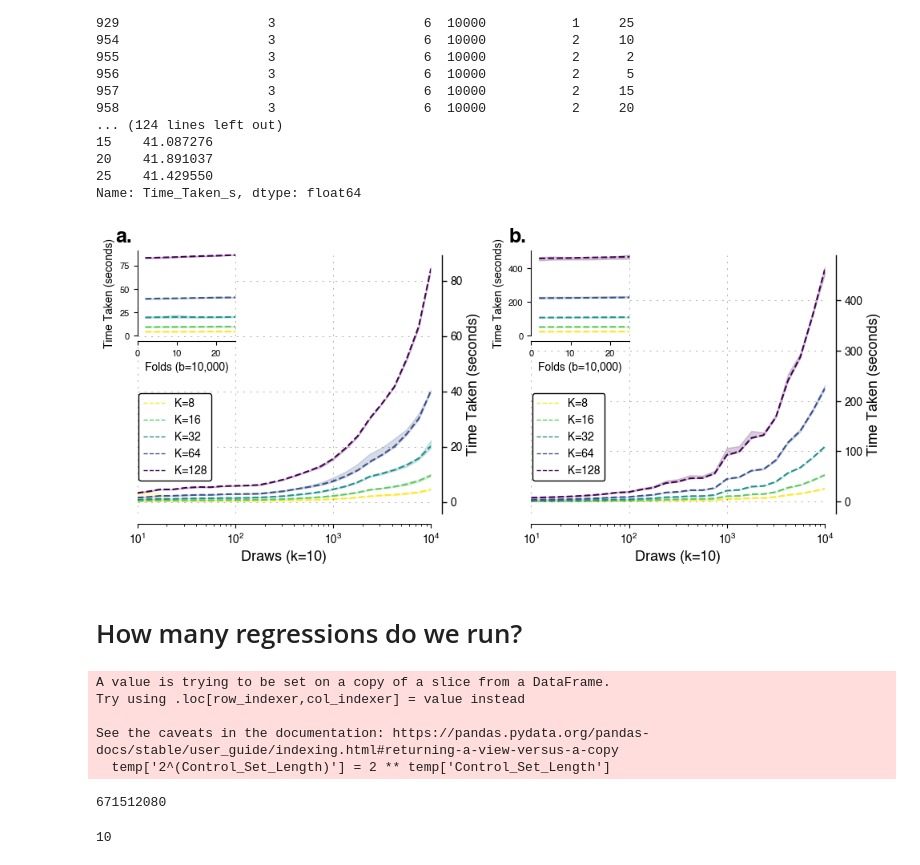
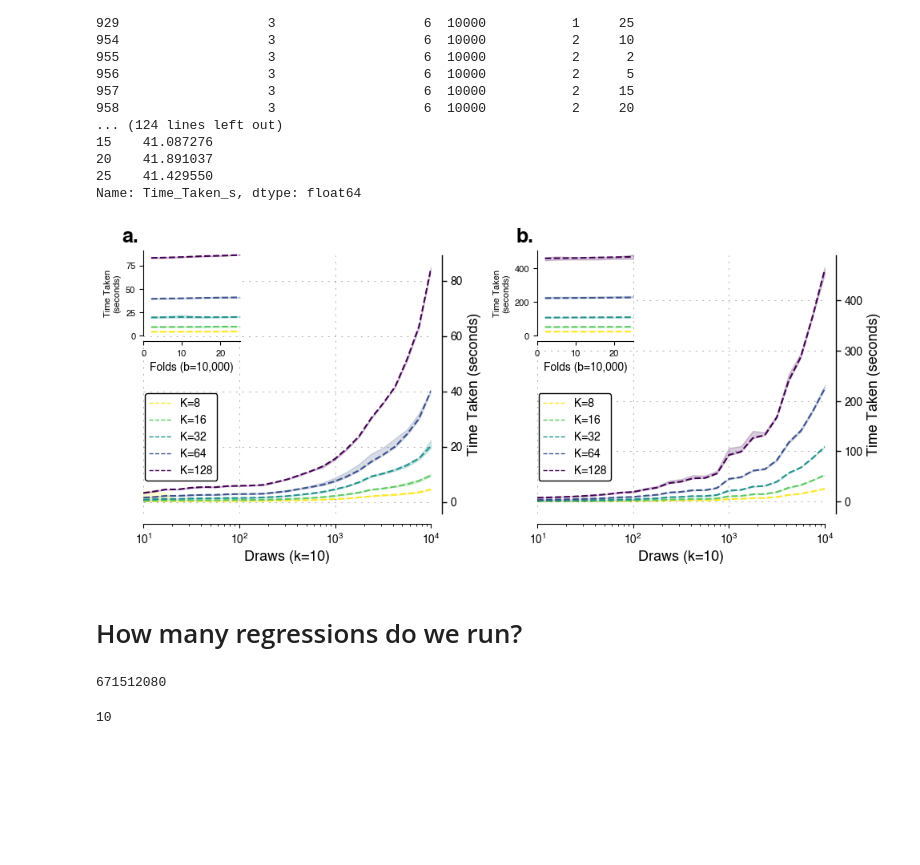
Before and after one commit to RobustiPy/robustipy, a Jupyter notebook: simulated_examples/plot_sim_results.ipynb, the cells around one changed output. Cells and saved outputs as stored; diff of their text form; code cells hidden in the pictures; blank space fills up the shorter version.

```diff
--- a/simulated_examples/plot_sim_results.ipynb
+++ b/simulated_examples/plot_sim_results.ipynb
@@ -215,7 +215,7 @@ def add_combined_inset(ax, df_source):
 
     inset_ax.set_xlim(0, 25)
     inset_ax.set_xlabel("Folds (b=10,000)", fontsize=10)
-    inset_ax.set_ylabel('Time Taken (seconds)', fontsize=10)
+    inset_ax.set_ylabel('Time Taken\n(seconds)', fontsize=8)
     inset_ax.tick_params(labelsize=8)
     inset_ax.spines['top'].set_visible(False)
     inset_ax.spines['right'].set_visible(False)
@@ -247,49 +247,47 @@ legend_elements1 = [Line2D([0], [0], color=colors[0], lw=1, linestyle='--',
                            label=r'K=32', alpha=1),
                     Line2D([0], [0], color=colors[3], lw=1, linestyle='--',
                            label=r'K=64', alpha=1),
                     Line2D([0], [0], color=colors[4], lw=1, linestyle='--',
                            label=r'K=128', alpha=1),
  ]
 
 for ax in [ax1, ax2]:
     ax.legend(handles=legend_elements1,
               loc='center left',
               bbox_to_anchor=(-0.015, 0.295),  # adjust y-coordinate as needed
               frameon=True,
               fontsize=10,
               framealpha=1,
               facecolor='w',
               ncols=1,
               edgecolor=(0, 0, 0, 1)
              )
 
 
 
 plt.tight_layout()
 
 
 
 
 plt.savefig("../figures/time_profiler/time_profiler.pdf", bbox_inches='tight')
 plt.savefig("../figures/time_profiler/time_profiler.png", bbox_inches='tight', dpi=400)
 plt.savefig("../figures/time_profiler/time_profiler.svg", bbox_inches='tight')
 # %% [output]
-[figure, old version]
+[figure, new version]
 # %% [markdown]
 # How many regressions do we run?
 # %%
-temp = ols[ols['Run_Number']==1]
-temp['2^(Control_Set_Length)'] = 2 ** temp['Control_Set_Length']
-total = ((temp['2^(Control_Set_Length)'] * temp['Draws']) +
-         (temp['2^(Control_Set_Length)'] * temp['Folds'])).sum()
-total*ols['Run_Number'].unique().max()*3
+temp = ols.loc[ols['Run_Number'].eq(1)].copy()
+
+n_regressions = (
+    (2 ** temp['Control_Set_Length'])
+    * (temp['Draws'] + temp['Folds'])
+).sum() * ols['Run_Number'].unique().max() * 3
+
+n_regressions
 # %% [output]
-A value is trying to be set on a copy of a slice from a DataFrame.
-Try using .loc[row_indexer,col_indexer] = value instead
-
-See the caveats in the documentation: https://pandas.pydata.org/pandas-docs/stable/user_guide/indexing.html#returning-a-view-versus-a-copy
-  temp['2^(Control_Set_Length)'] = 2 ** temp['Control_Set_Length']
+671512080
-671512080
 # %%
 ols['Run_Number'].unique().max()
 # %% [output]
```
